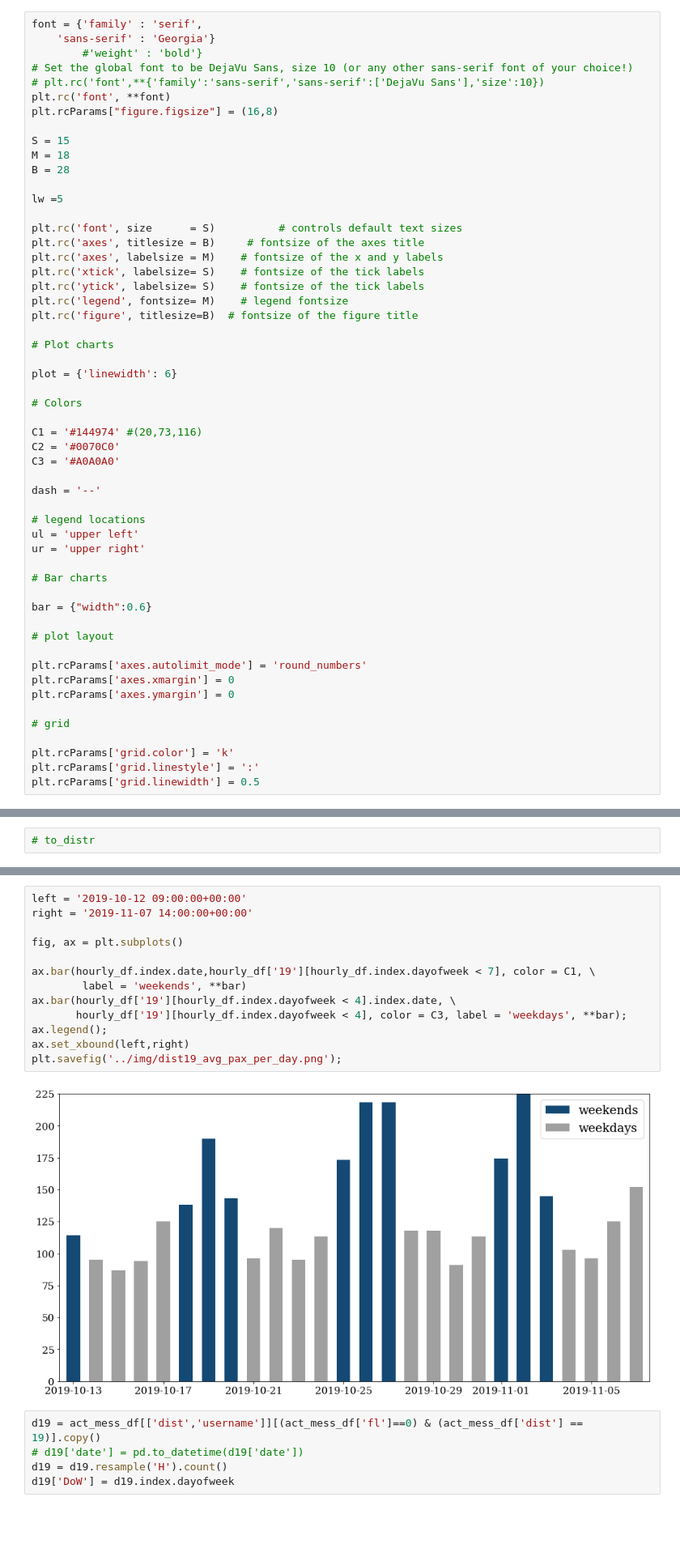
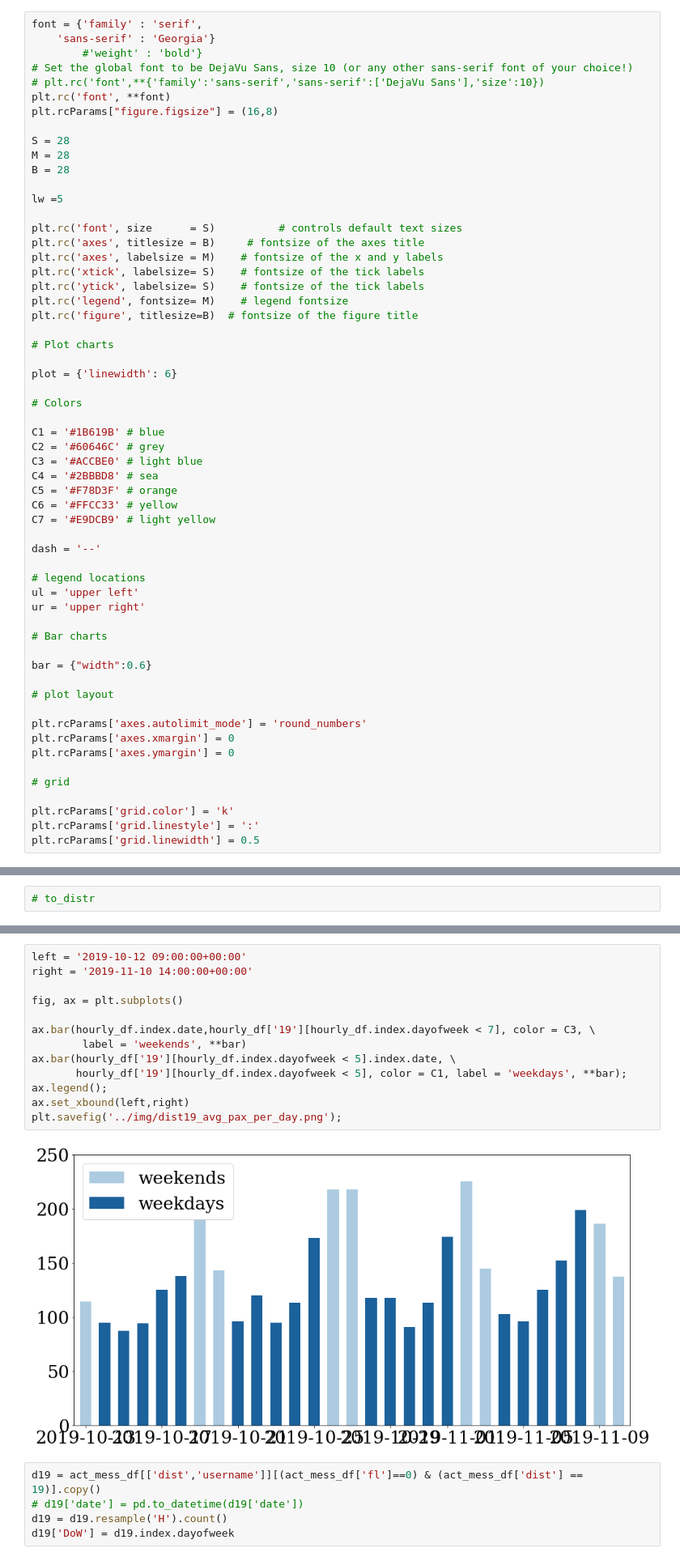
Before and after one commit to BykovEgor/sg-taxi, a Jupyter notebook: notebooks/EDA.ipynb, the cells around one changed output, grey strips where cells are left out. Shown at 81% size. Saved outputs shown, nothing was run; the diff lists cells and outputs as text; blank space fills up the shorter version.

```diff
--- a/notebooks/EDA.ipynb
+++ b/notebooks/EDA.ipynb
@@ -33,8 +30,8 @@ font = {'family' : 'serif',
 plt.rc('font', **font)
 plt.rcParams["figure.figsize"] = (16,8)
 
-S = 15
-M = 18
+S = 28
+M = 28
 B = 28
 
 lw =5
@@ -53,9 +50,13 @@ plot = {'linewidth': 6}
 
 # Colors
 
-C1 = '#144974' #(20,73,116)
-C2 = '#0070C0'
-C3 = '#A0A0A0'
+C1 = '#1B619B' # blue
+C2 = '#60646C' # grey
+C3 = '#ACCBE0' # light blue
+C4 = '#2BBBD8' # sea
+C5 = '#F78D3F' # orange
+C6 = '#FFCC33' # yellow
+C7 = '#E9DCB9' # light yellow
 
 dash = '--'
 
@@ -229,18 +231,18 @@ plt.savefig('../img/avg_pax_per_weekend.png')
 # %%
 left = '2019-10-12 09:00:00+00:00'
-right = '2019-11-07 14:00:00+00:00'
+right = '2019-11-10 14:00:00+00:00'
 
 fig, ax = plt.subplots()
 
-ax.bar(hourly_df.index.date,hourly_df['19'][hourly_df.index.dayofweek < 7], color = C1, \
+ax.bar(hourly_df.index.date,hourly_df['19'][hourly_df.index.dayofweek < 7], color = C3, \
         label = 'weekends', **bar)
-ax.bar(hourly_df['19'][hourly_df.index.dayofweek < 4].index.date, \
-       hourly_df['19'][hourly_df.index.dayofweek < 4], color = C3, label = 'weekdays', **bar);
+ax.bar(hourly_df['19'][hourly_df.index.dayofweek < 5].index.date, \
+       hourly_df['19'][hourly_df.index.dayofweek < 5], color = C1, label = 'weekdays', **bar);
 ax.legend();
 ax.set_xbound(left,right)
 plt.savefig('../img/dist19_avg_pax_per_day.png');
 # %% [output]
-[figure, old version]
+[figure, new version]
 # %%
 d19 = act_mess_df[['dist','username']][(act_mess_df['fl']==0) & (act_mess_df['dist'] == 19)].copy()
 # d19['date'] = pd.to_datetime(d19['date'])
```
Also changed, not shown: parts of 12 cells of this notebook.
